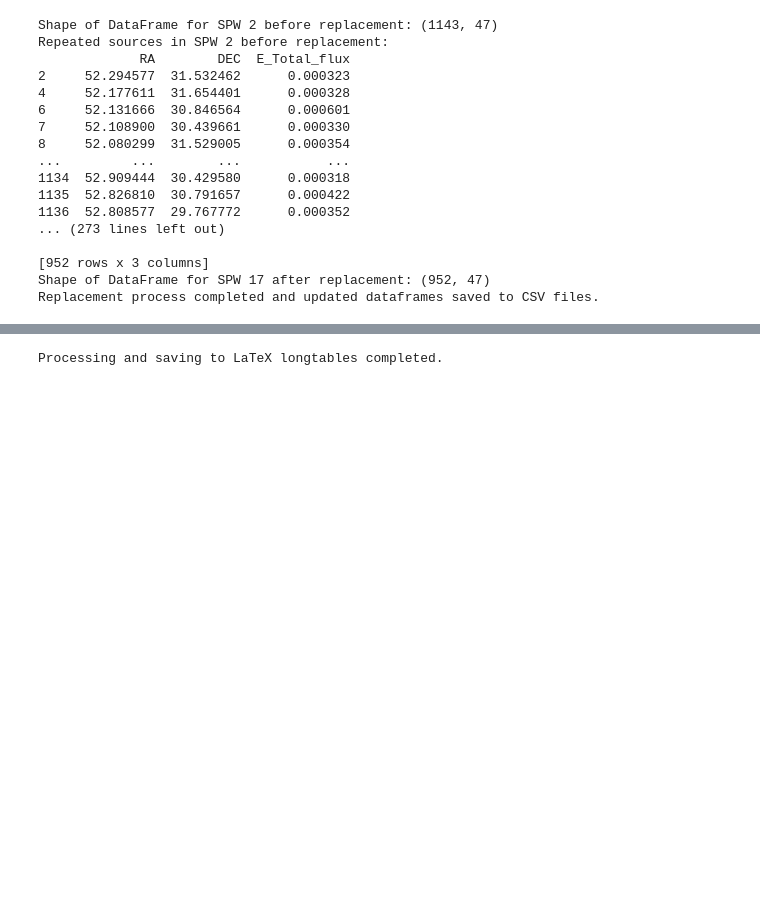
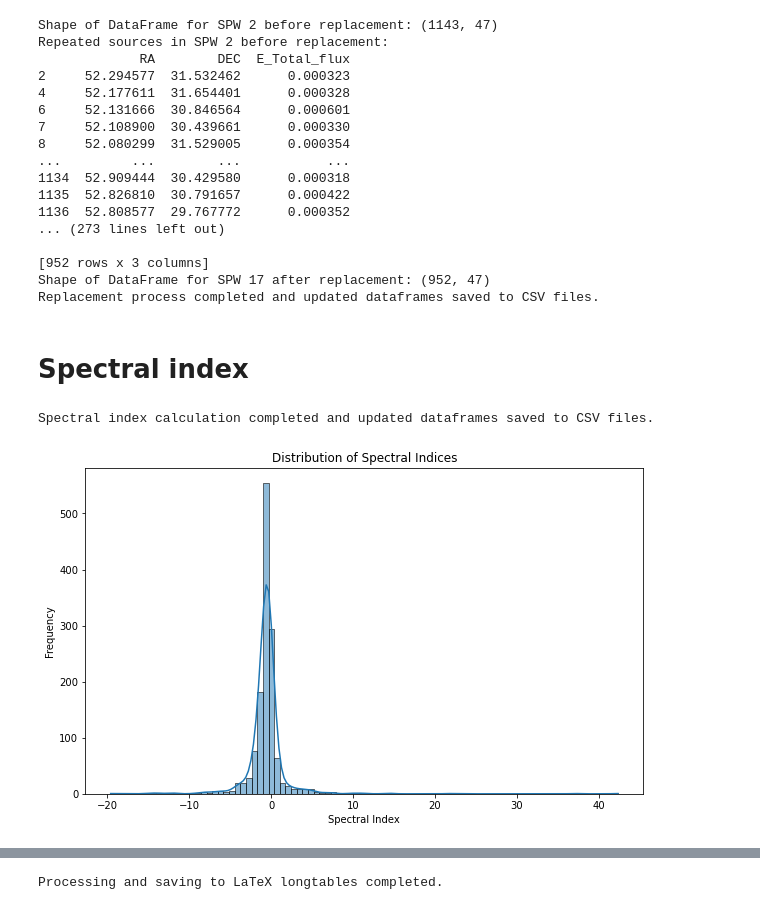
Before and after one commit to halehhajizadeh/VLA-Perseus, a Jupyter notebook: scripts/Source_detecting-spw-Catalog.ipynb, the cells around one changed output, grey strips where cells are left out. Drawn from its saved outputs; the diff is of its cells as text; code cells hidden in the pictures; blank space fills up the shorter version.

```diff
--- a/scripts/Source_detecting-spw-Catalog.ipynb
+++ b/scripts/Source_detecting-spw-Catalog.ipynb
@@ -201,3 +202,61 @@ Repeated sources in SPW 2 before replacement:
 [952 rows x 3 columns]
 Shape of DataFrame for SPW 17 after replacement: (952, 47)
 Replacement process completed and updated dataframes saved to CSV files.
+# %% [markdown]
+# Spectral index
+# %%
+# Load and process dataframes
+spw = [2, 3, 4, 5, 6, 8, 15, 16, 17]  # List of SPWs
+frequencies = [1.6535753, 1.7175753, 1.7815753, 1.8455753, 1.9095753, 2.0376753, 0.9615883, 1.3455883, 1.4095883]  # Example frequencies in GHz corresponding to SPWs
+dataframes = []
+
+for i in spw:
+    df = pd.read_csv(f'../paper1/csv/spw{i}.csv')
+    df['RA_rounded'] = df['RA'].round(2)
+    df['DEC_rounded'] = df['DEC'].round(2)
+    df['SPW'] = i
+    df['Frequency'] = frequencies[spw.index(i)]
+    dataframes.append(df)
+
+# Concatenate all dataframes
+all_sources = pd.concat(dataframes)
+
+# Group by unique sources
+grouped_sources = all_sources.groupby(['RA_rounded', 'DEC_rounded'])
+
+# Function to calculate the spectral index
+def calculate_spectral_index(group):
+    if len(group) < 2:
+        return np.nan  # Cannot calculate spectral index with less than 2 measurements
+    freqs = group['Frequency'].values
+    fluxes = group['Total_flux'].values
+    log_freqs = np.log(freqs)
+    log_fluxes = np.log(fluxes)
+    slope, _ = np.polyfit(log_freqs, log_fluxes, 1)
+    return slope
+
+# Calculate the spectral index for each source
+spectral_indices = grouped_sources.apply(calculate_spectral_index).reset_index()
+spectral_indices.columns = ['RA_rounded', 'DEC_rounded', 'Spectral_Index']
+
+# Merge the spectral indices back to the original dataframes
+for i in range(len(dataframes)):
+    dataframes[i] = pd.merge(dataframes[i], spectral_indices, on=['RA_rounded', 'DEC_rounded'], how='left')
+
+# Save the updated dataframes to CSV files
+for i, df in enumerate(dataframes):
+    df.to_csv(f'../paper1/csv/spw{spw[i]}.csv', index=False)
+
+print("Spectral index calculation completed and updated dataframes saved to CSV files.")
+# %% [output]
+Spectral index calculation completed and updated dataframes saved to CSV files.
+# %%
+# Plot the distribution of spectral indices
+plt.figure(figsize=(10, 6))
+sns.histplot(spectral_indices['Spectral_Index'].dropna(), bins=90, kde=True)
+plt.title('Distribution of Spectral Indices')
+plt.xlabel('Spectral Index')
+plt.ylabel('Frequency')
+plt.show()
+# %% [output]
+[figure, added]
```
Also changed, not shown: parts of 19 cells of this notebook, 1 other file.
